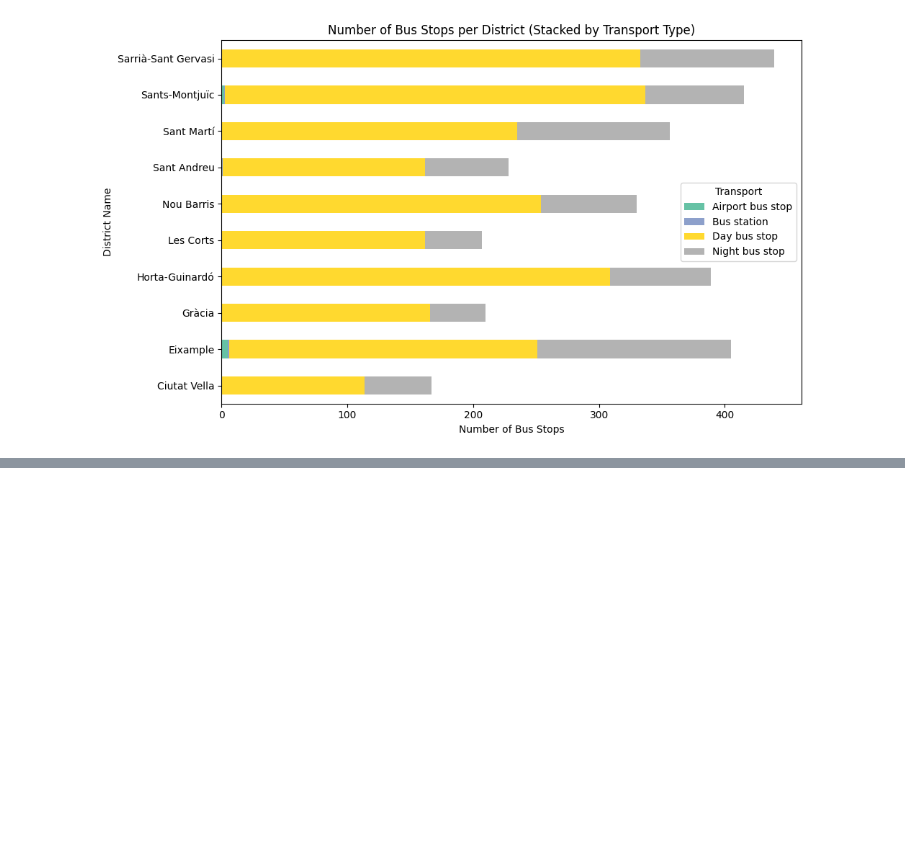
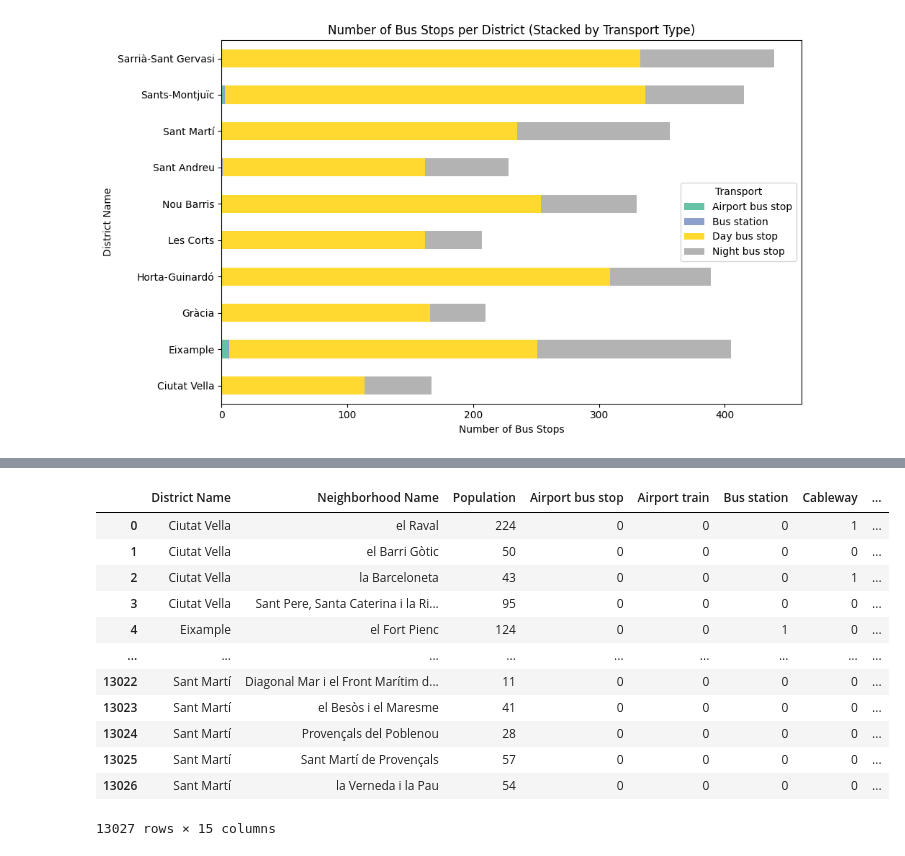
Before and after one commit to pcomastriado/DA-Bootcamp, a Jupyter notebook: _DA-project_/notebooks/EDA_all.ipynb, the cells around one changed output, grey strips where cells are left out. Drawn from its saved outputs; the diff is of its cells as text; code cells hidden in the pictures; blank space fills up the shorter version.

```diff
--- a/_DA-project_/notebooks/EDA_all.ipynb
+++ b/_DA-project_/notebooks/EDA_all.ipynb
@@ -513,3 +513,6 @@ plt.tight_layout()  # Adjust layout to prevent clipping
 plt.show()
 # %% [output]
 [figure]
+# %%
+bus.rename(columns={'Stops.Count':'Transport.Count'}, inplace=True)
+bus
@@ -516,2 +533,4 @@ plt.show()
 # %%
-#MERGE WITH THE POPULATION AND TRANSPORT DATA
+#MERGE WITH THE POPULATION AND TRANSPORT DATA --> I first do a union of the transport with the bus stops, and then merge with population
+all_transports=pd.concat([transports, bus])
+all_transports
@@ -517,0 +569,5 @@ plt.show()
+# %%
+all_transports_pivoted = all_transports.pivot_table(index=['District.Name','Neighborhood.Name'],
+                                                    columns='Transport', values='Transport.Count',
+                                                    aggfunc ='sum', fill_value=0)
+all_transports_pivoted.reset_index()
@@ -517,0 +588,19 @@ plt.show()
+# %%
+population_transports_all = pd.merge(population, all_transports_pivoted, on=['District.Name', 'Neighborhood.Name'], how='inner')
+population_transports_all.rename(columns= {'District.Name': 'District Name', 'Neighborhood.Name': 'Neighborhood Name', 'Number': 'Population'},
+                                 inplace=True)
+population_transports_all
+# %% [output]
+|  | District Name | Neighborhood Name | Population | Airport bus stop | Airport train | Bus station | Cableway | ... |
+| 0 | Ciutat Vella | el Raval | 224 | 0 | 0 | 0 | 1 | ... |
+| 1 | Ciutat Vella | el Barri Gòtic | 50 | 0 | 0 | 0 | 0 | ... |
+| 2 | Ciutat Vella | la Barceloneta | 43 | 0 | 0 | 0 | 1 | ... |
+| 3 | Ciutat Vella | Sant Pere, Santa Caterina i la Ri... | 95 | 0 | 0 | 0 | 0 | ... |
+| 4 | Eixample | el Fort Pienc | 124 | 0 | 0 | 1 | 0 | ... |
+| ... | ... | ... | ... | ... | ... | ... | ... | ... |
+| 13022 | Sant Martí | Diagonal Mar i el Front Marítim d... | 11 | 0 | 0 | 0 | 0 | ... |
+| 13023 | Sant Martí | el Besòs i el Maresme | 41 | 0 | 0 | 0 | 0 | ... |
+| 13024 | Sant Martí | Provençals del Poblenou | 28 | 0 | 0 | 0 | 0 | ... |
+| 13025 | Sant Martí | Sant Martí de Provençals | 57 | 0 | 0 | 0 | 0 | ... |
+| 13026 | Sant Martí | la Verneda i la Pau | 54 | 0 | 0 | 0 | 0 | ... |
+13027 rows × 15 columns
```
Also changed, not shown: parts of 5 cells of this notebook, 1 other file.
